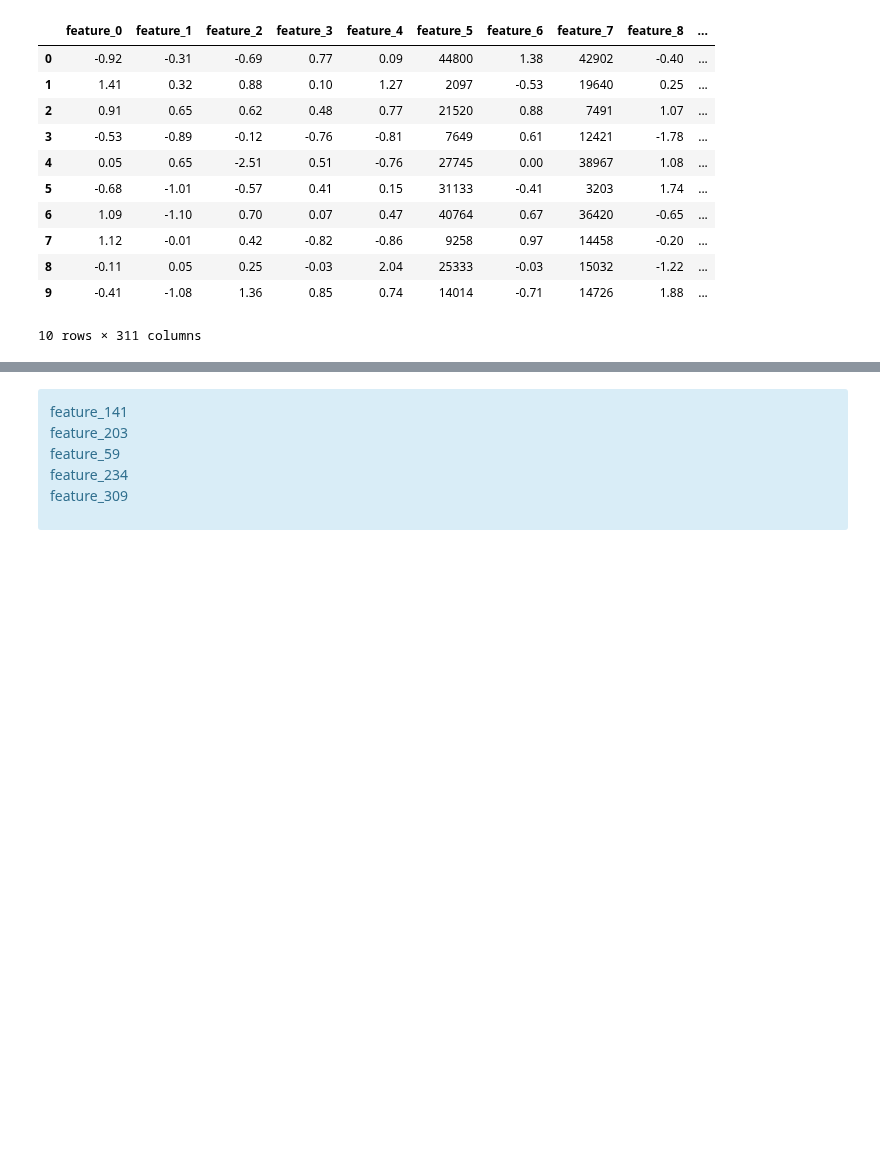
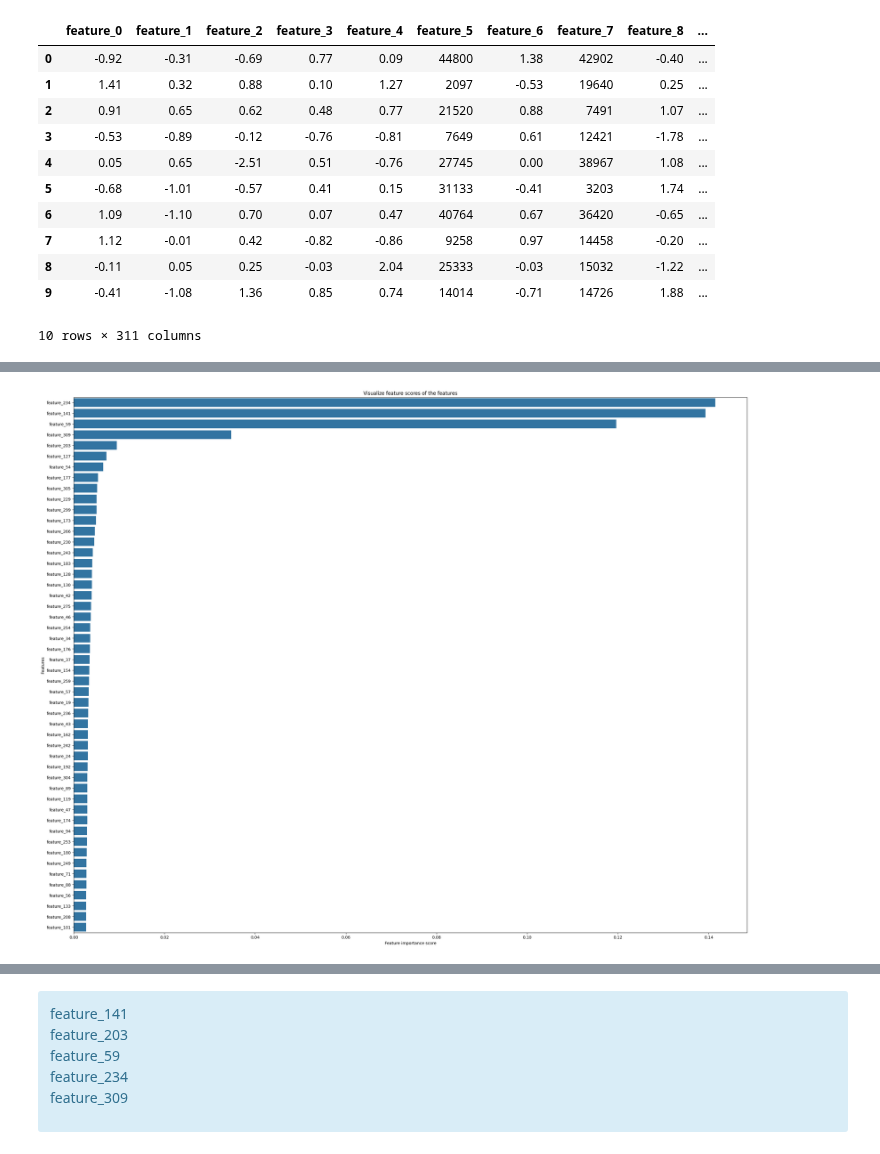
Before and after one commit to aziart/comp-ds, a Jupyter notebook: notebooks/03.3.08 - [pr] discard noise features.ipynb, the cells around one changed output, grey strips where cells are left out. Drawn from its saved outputs; the diff is of its cells as text; code cells hidden in the pictures; blank space fills up the shorter version.

```diff
--- a/notebooks/03.3.08 - [pr] discard noise features.ipynb
+++ b/notebooks/03.3.08 - [pr] discard noise features.ipynb
@@ -83,0 +111,16 @@ features in the red area: ['feature_0', 'feature_1', 'feature_2', 'feature_3', '
+# %%
+rf = RandomForestClassifier(n_jobs=-1, class_weight='balanced', max_depth=5)
+rf.fit(X_train, y_train)
+len(rf.feature_importances_)
+feature_scores = pd.Series(rf.feature_importances_, index=X_train.columns).sort_values(ascending=False)
+
+# feature_scores
+f, ax = plt.subplots(figsize=(30, 24))
+ax = sns.barplot(x=feature_scores[:50], y=feature_scores.index[:50], data=pd.DataFrame(feature_scores).iloc[:50])
+ax.set_title("Visualize feature scores of the features")
+ax.set_yticklabels(feature_scores.index[:50])
+ax.set_xlabel("Feature importance score")
+ax.set_ylabel("Features")
+plt.show()
+# %% [output]
+[figure, added]
```
Also changed, not shown: parts of 9 cells of this notebook.
